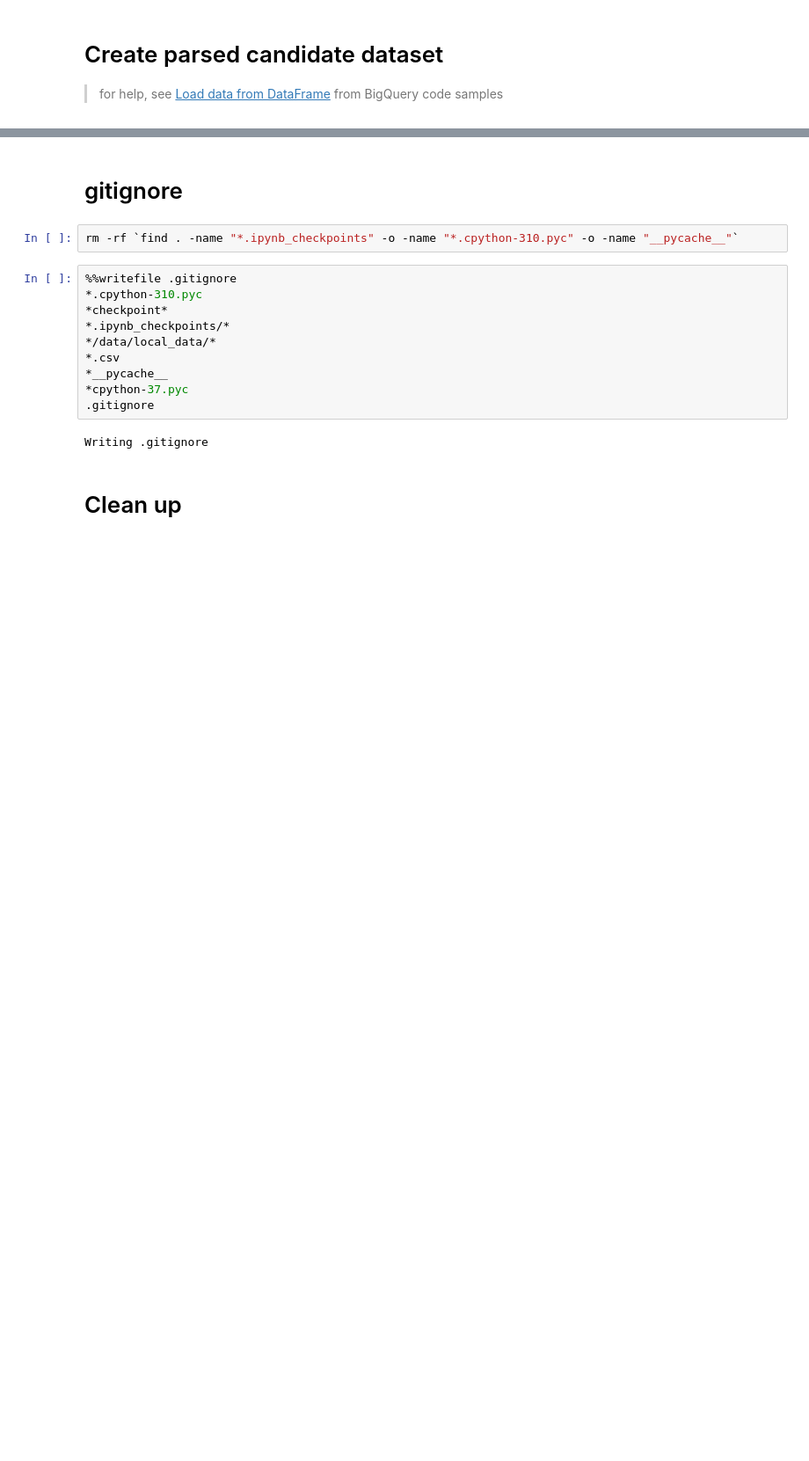
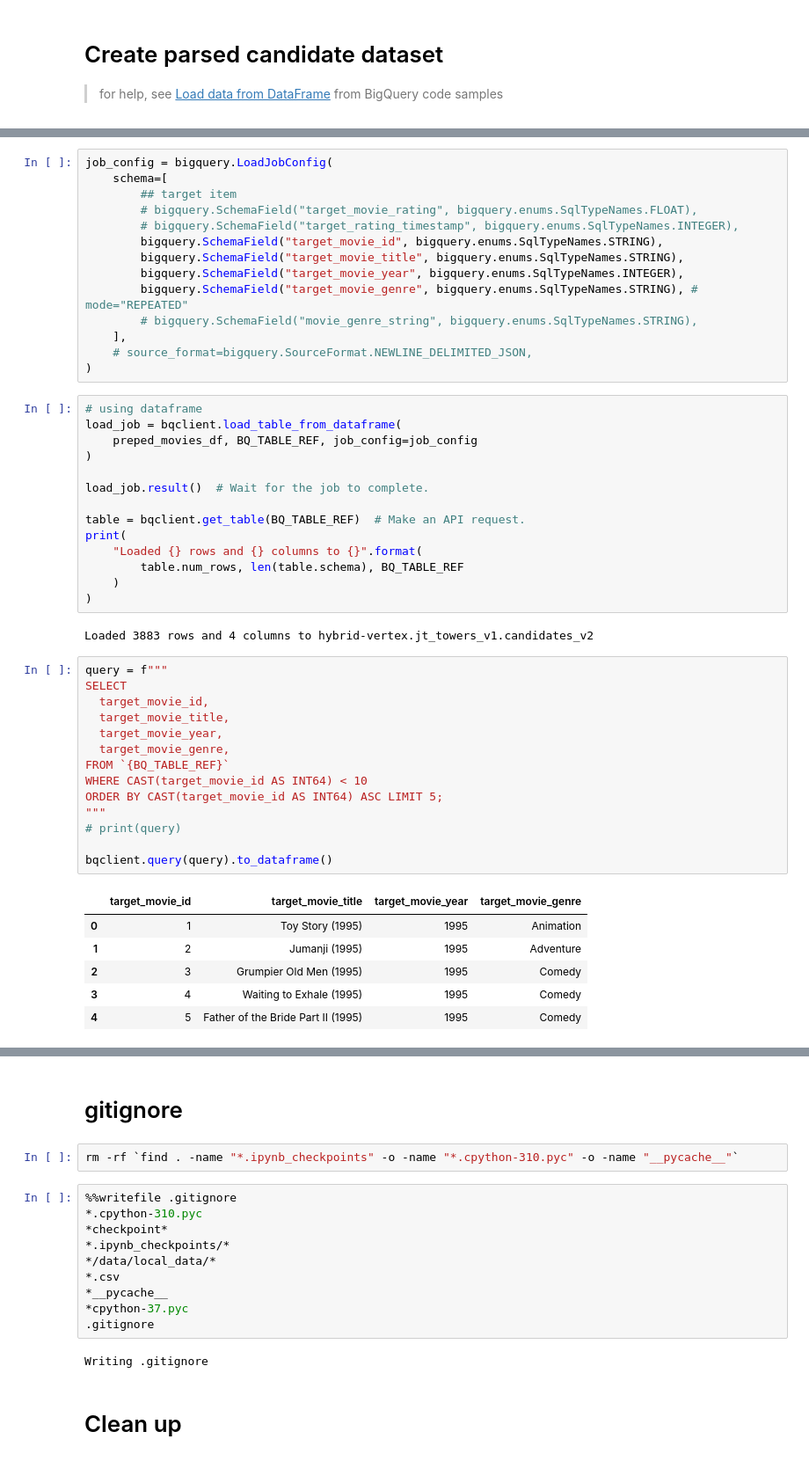
Before and after one commit to tottenjordan/crispy_towers, a Jupyter notebook: notebooks/00_data_prep.ipynb, the cells around one changed output, grey strips where cells are left out. Shown at 88% size. Cells and saved outputs as stored; diff of their text form; blank space fills up the shorter version.

Commit message:
parsed candidate ds

```diff
--- a/notebooks/00_data_prep.ipynb
+++ b/notebooks/00_data_prep.ipynb
@@ -566,0 +515,51 @@ BQ_TABLE_REF
+# %%
+job_config = bigquery.LoadJobConfig(
+    schema=[
+        ## target item
+        # bigquery.SchemaField("target_movie_rating", bigquery.enums.SqlTypeNames.FLOAT),
+        # bigquery.SchemaField("target_rating_timestamp", bigquery.enums.SqlTypeNames.INTEGER),
+        bigquery.SchemaField("target_movie_id", bigquery.enums.SqlTypeNames.STRING),
+        bigquery.SchemaField("target_movie_title", bigquery.enums.SqlTypeNames.STRING),
+        bigquery.SchemaField("target_movie_year", bigquery.enums.SqlTypeNames.INTEGER),
+        bigquery.SchemaField("target_movie_genre", bigquery.enums.SqlTypeNames.STRING), # mode="REPEATED"
+        # bigquery.SchemaField("movie_genre_string", bigquery.enums.SqlTypeNames.STRING),
+    ],
+    # source_format=bigquery.SourceFormat.NEWLINE_DELIMITED_JSON,
+)
+# %%
+# using dataframe
+load_job = bqclient.load_table_from_dataframe(
+    preped_movies_df, BQ_TABLE_REF, job_config=job_config
+)
+
+load_job.result()  # Wait for the job to complete.
+
+table = bqclient.get_table(BQ_TABLE_REF)  # Make an API request.
+print(
+    "Loaded {} rows and {} columns to {}".format(
+        table.num_rows, len(table.schema), BQ_TABLE_REF
+    )
+)
+# %% [output]
+Loaded 3883 rows and 4 columns to hybrid-vertex.jt_towers_v1.candidates_v2
+# %%
+query = f"""
+SELECT
+  target_movie_id,
+  target_movie_title,
+  target_movie_year,
+  target_movie_genre,
+FROM `{BQ_TABLE_REF}`
+WHERE CAST(target_movie_id AS INT64) < 10
+ORDER BY CAST(target_movie_id AS INT64) ASC LIMIT 5;
+"""
+# print(query)
+
+bqclient.query(query).to_dataframe()
+# %% [output]
+|  | target_movie_id | target_movie_title | target_movie_year | target_movie_genre |
+| 0 | 1 | Toy Story (1995) | 1995 | Animation |
+| 1 | 2 | Jumanji (1995) | 1995 | Adventure |
+| 2 | 3 | Grumpier Old Men (1995) | 1995 | Comedy |
+| 3 | 4 | Waiting to Exhale (1995) | 1995 | Comedy |
+| 4 | 5 | Father of the Bride Part II (1995) | 1995 | Comedy |
```
Also changed, not shown: parts of 40 cells of this notebook, 3 other files.
